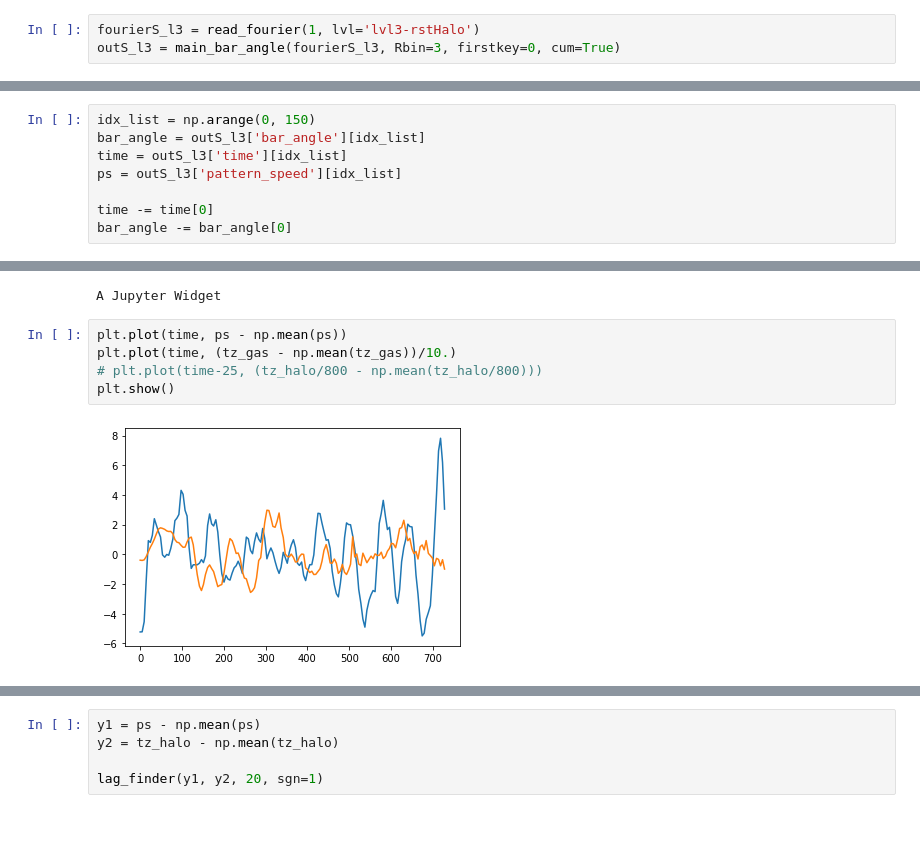
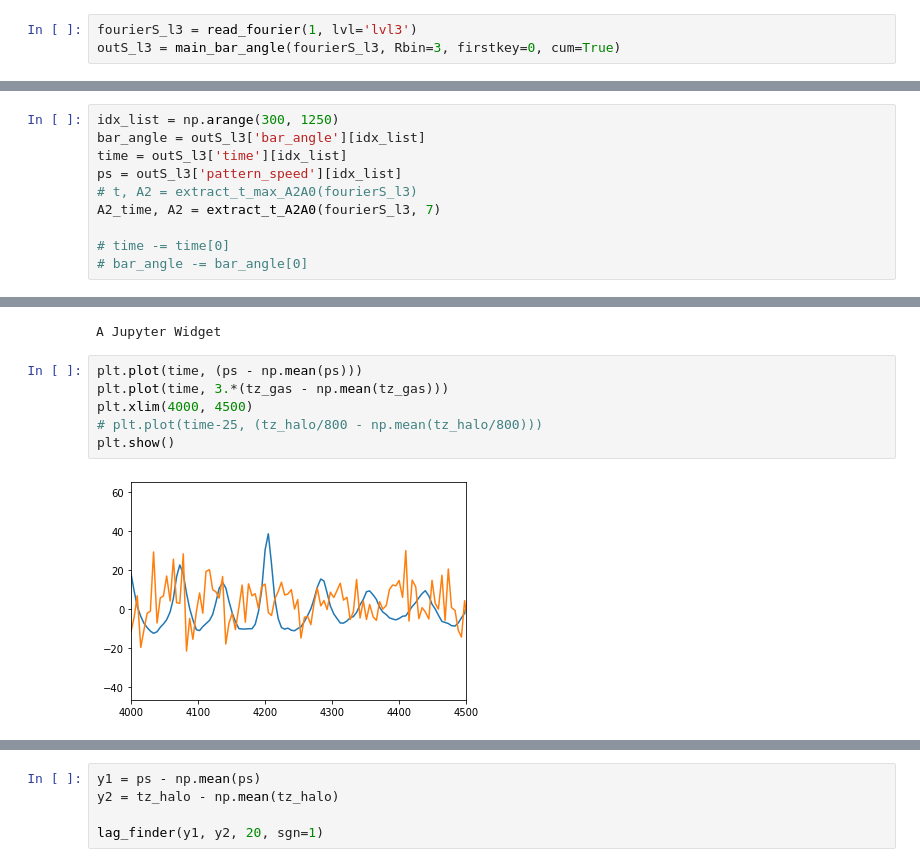
Before and after one commit to gusbeane/gasbar, a Jupyter notebook: notebooks/bar_angle.ipynb, the cells around one changed output, grey strips where cells are left out. Drawn from its saved outputs; the diff is of its cells as text; blank space fills up the shorter version.

```diff
--- a/notebooks/bar_angle.ipynb
+++ b/notebooks/bar_angle.ipynb
@@ -243,6 +243,6 @@ def main_bar_angle(dat, Rbin = 3, firstkey = 150, nmax = 10, cum=False):
     return out
 #     return Rlist, Iibar
 # %%
-fourierS_l3 = read_fourier(1, lvl='lvl3-rstHalo')
+fourierS_l3 = read_fourier(1, lvl='lvl3')
 outS_l3 = main_bar_angle(fourierS_l3, Rbin=3, firstkey=0, cum=True)
 # %%
@@ -252,8 +257,10 @@ fourierS_l3['snapshot_100']['Rlist'][2]
 # %%
-idx_list = np.arange(0, 150)
+idx_list = np.arange(300, 1250)
 bar_angle = outS_l3['bar_angle'][idx_list]
 time = outS_l3['time'][idx_list]
 ps = outS_l3['pattern_speed'][idx_list]
+# t, A2 = extract_t_max_A2A0(fourierS_l3)
+A2_time, A2 = extract_t_A2A0(fourierS_l3, 7)
 
-time -= time[0]
-bar_angle -= bar_angle[0]
+# time -= time[0]
+# bar_angle -= bar_angle[0]
@@ -311,9 +321,10 @@ tz_gas = np.array(tz_gas)
 # %% [output]
 A Jupyter Widget
 # %%
-plt.plot(time, ps - np.mean(ps))
-plt.plot(time, (tz_gas - np.mean(tz_gas))/10.)
+plt.plot(time, (ps - np.mean(ps)))
+plt.plot(time, 3.*(tz_gas - np.mean(tz_gas)))
+plt.xlim(4000, 4500)
 # plt.plot(time-25, (tz_halo/800 - np.mean(tz_halo/800)))
 plt.show()
 # %% [output]
-[figure, old version]
+[figure, new version]
```
Also changed, not shown: parts of 17 cells of this notebook, 5 other files.
